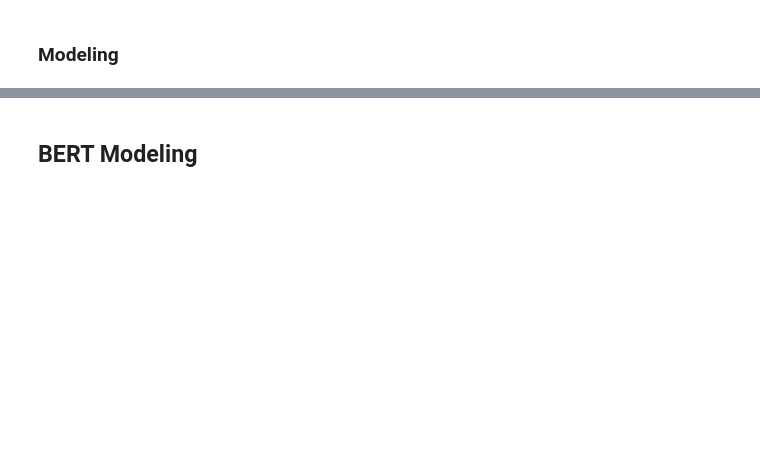
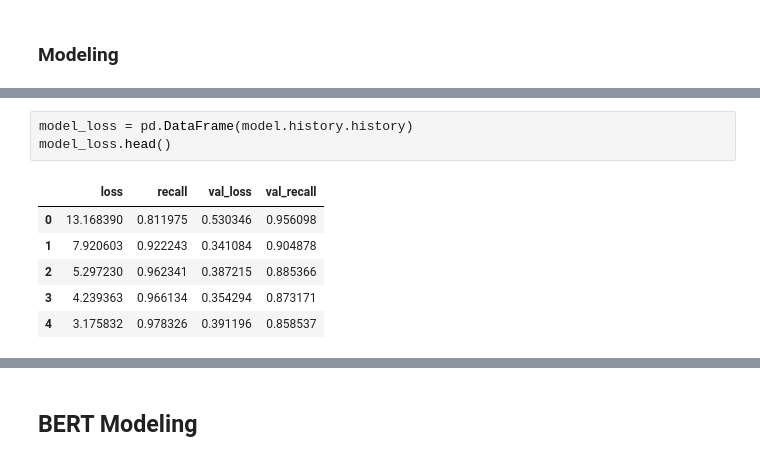
Before and after one commit to YusufSHub/Machine-Learning, a Jupyter notebook: NLP/NLP_Sentiment_Analysis_Project/NLP_Sentiment_Analysis_Project.ipynb, the cells around one changed output, grey strips where cells are left out. Cells and saved outputs as stored; diff of their text form; blank space fills up the shorter version.

```diff
--- a/NLP/NLP_Sentiment_Analysis_Project/NLP_Sentiment_Analysis_Project.ipynb
+++ b/NLP/NLP_Sentiment_Analysis_Project/NLP_Sentiment_Analysis_Project.ipynb
@@ -532,0 +1067,10 @@ In the next step we create a numerical feature vector for each document:
+# %%
+model_loss = pd.DataFrame(model.history.history)
+model_loss.head()
+# %% [output]
+|  | loss | recall | val_loss | val_recall |
+| 0 | 13.168390 | 0.811975 | 0.530346 | 0.956098 |
+| 1 | 7.920603 | 0.922243 | 0.341084 | 0.904878 |
+| 2 | 5.297230 | 0.962341 | 0.387215 | 0.885366 |
+| 3 | 4.239363 | 0.966134 | 0.354294 | 0.873171 |
+| 4 | 3.175832 | 0.978326 | 0.391196 | 0.858537 |
```
Also changed, not shown: parts of 161 cells of this notebook.
